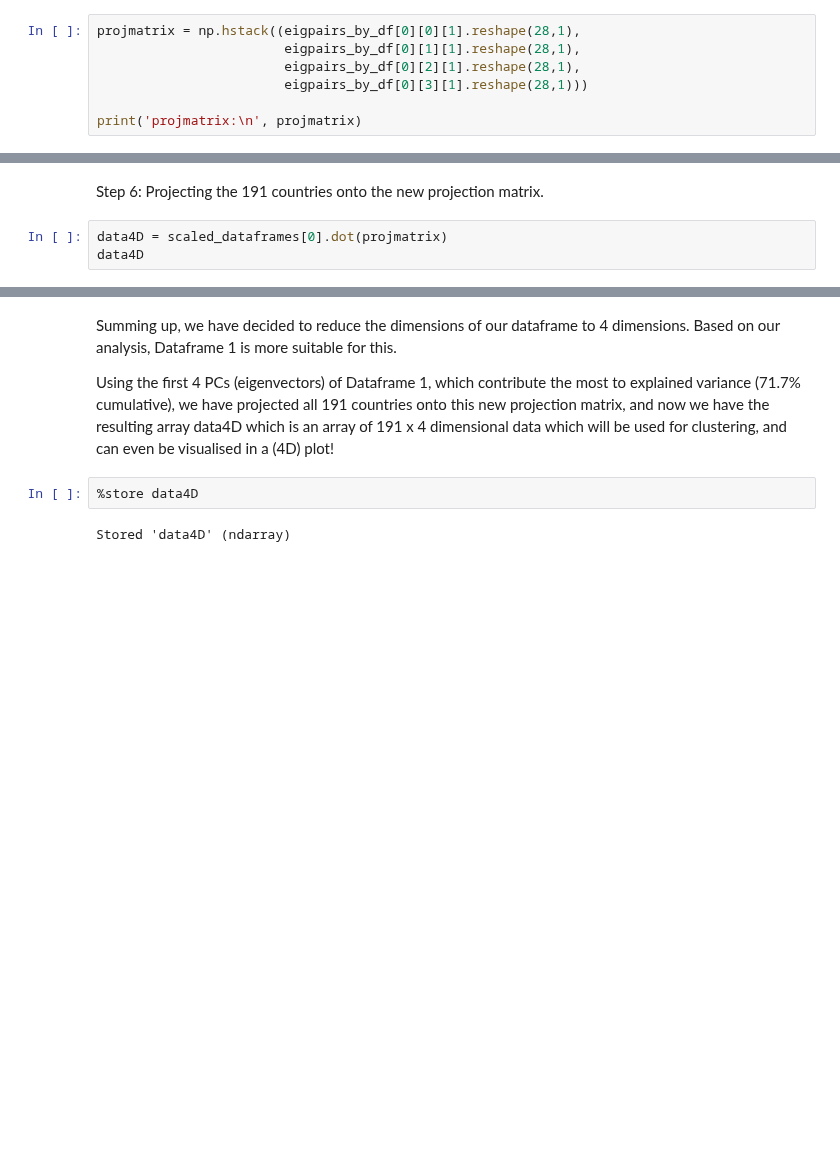
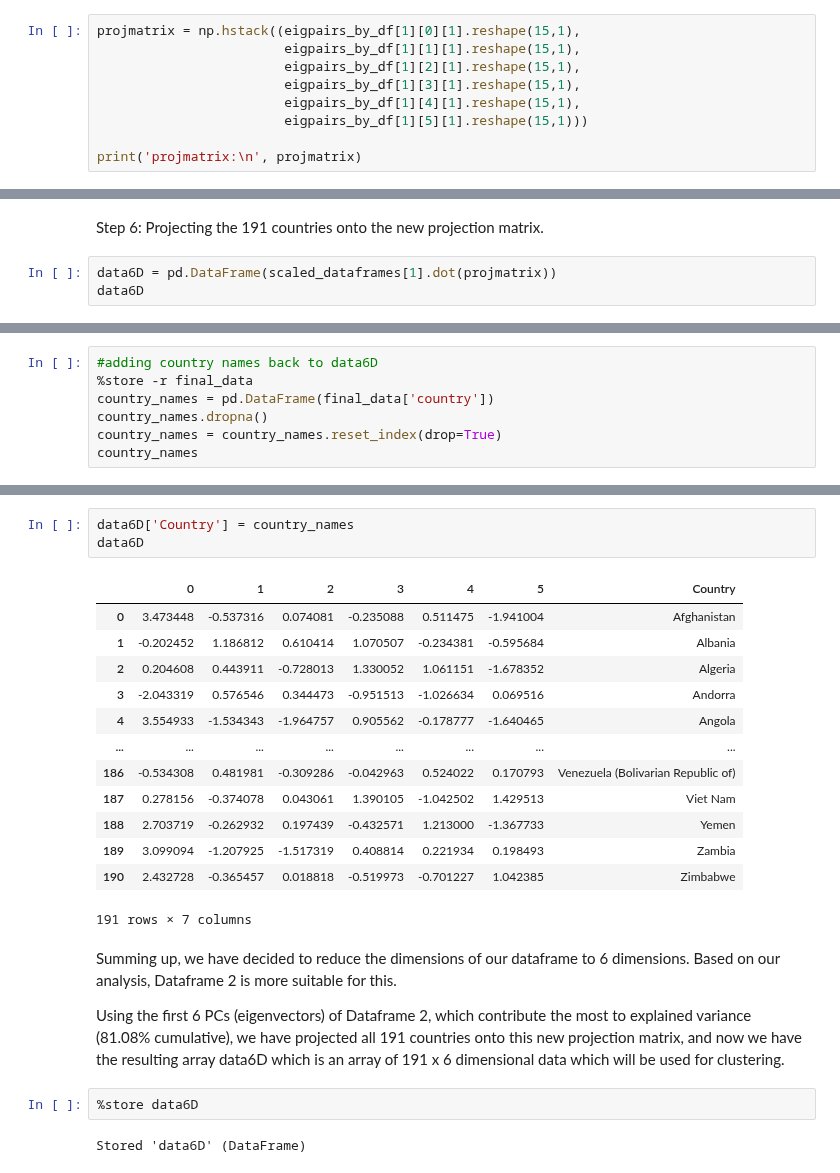
Before and after one commit to Snail664/country-clustering, a Jupyter notebook: PCA.ipynb, the cells around one changed output, grey strips where cells are left out. Saved outputs shown, nothing was run; the diff lists cells and outputs as text; blank space fills up the shorter version.

```diff
--- a/PCA.ipynb
+++ b/PCA.ipynb
@@ -337,8 +345,10 @@ Step 5: Creating a projection matrix using the first 4 PCs of Dataframe 1.
 # %%
-projmatrix = np.hstack((eigpairs_by_df[0][0][1].reshape(28,1),
-                        eigpairs_by_df[0][1][1].reshape(28,1),
-                        eigpairs_by_df[0][2][1].reshape(28,1),
-                        eigpairs_by_df[0][3][1].reshape(28,1)))
+projmatrix = np.hstack((eigpairs_by_df[1][0][1].reshape(15,1),
+                        eigpairs_by_df[1][1][1].reshape(15,1),
+                        eigpairs_by_df[1][2][1].reshape(15,1),
+                        eigpairs_by_df[1][3][1].reshape(15,1),
+                        eigpairs_by_df[1][4][1].reshape(15,1),
+                        eigpairs_by_df[1][5][1].reshape(15,1)))
 
 print('projmatrix:\n', projmatrix)
 # %% [output]
@@ -362,6 +371,6 @@ projmatrix:
 # %% [markdown]
 Step 6: Projecting the 191 countries onto the new projection matrix.
 # %%
-data4D = scaled_dataframes[0].dot(projmatrix)
-data4D
+data6D = pd.DataFrame(scaled_dataframes[1].dot(projmatrix))
+data6D
 # %% [output]
@@ -389,0 +390,7 @@ print(len(data4D))
+# %%
+#adding country names back to data6D
+%store -r final_data
+country_names = pd.DataFrame(final_data['country'])
+country_names.dropna()
+country_names = country_names.reset_index(drop=True)
+country_names
@@ -390,8 +411,25 @@ print(len(data4D))
+# %%
+data6D['Country'] = country_names
+data6D
+# %% [output]
+|  | 0 | 1 | 2 | 3 | 4 | 5 | Country |
+| 0 | 3.473448 | -0.537316 | 0.074081 | -0.235088 | 0.511475 | -1.941004 | Afghanistan |
+| 1 | -0.202452 | 1.186812 | 0.610414 | 1.070507 | -0.234381 | -0.595684 | Albania |
+| 2 | 0.204608 | 0.443911 | -0.728013 | 1.330052 | 1.061151 | -1.678352 | Algeria |
+| 3 | -2.043319 | 0.576546 | 0.344473 | -0.951513 | -1.026634 | 0.069516 | Andorra |
+| 4 | 3.554933 | -1.534343 | -1.964757 | 0.905562 | -0.178777 | -1.640465 | Angola |
+| ... | ... | ... | ... | ... | ... | ... | ... |
+| 186 | -0.534308 | 0.481981 | -0.309286 | -0.042963 | 0.524022 | 0.170793 | Venezuela (Bolivarian Republic of) |
+| 187 | 0.278156 | -0.374078 | 0.043061 | 1.390105 | -1.042502 | 1.429513 | Viet Nam |
+| 188 | 2.703719 | -0.262932 | 0.197439 | -0.432571 | 1.213000 | -1.367733 | Yemen |
+| 189 | 3.099094 | -1.207925 | -1.517319 | 0.408814 | 0.221934 | 0.198493 | Zambia |
+| 190 | 2.432728 | -0.365457 | 0.018818 | -0.519973 | -0.701227 | 1.042385 | Zimbabwe |
+191 rows × 7 columns
 # %% [markdown]
-Summing up, we have decided to reduce the dimensions of our dataframe to 4 dimensions. Based on our analysis, Dataframe 1 is more suitable for this.
+Summing up, we have decided to reduce the dimensions of our dataframe to 6 dimensions. Based on our analysis, Dataframe 2 is more suitable for this.
 
-Using the first 4 PCs (eigenvectors) of Dataframe 1, which contribute the most to explained variance (71.7% cumulative), we have projected all 191 countries onto this new projection matrix, and now we have the resulting array data4D which is an array of 191 x 4 dimensional data which will be used for clustering, and can even be visualised in a (4D) plot!
+Using the first 6 PCs (eigenvectors) of Dataframe 2, which contribute the most to explained variance (81.08% cumulative), we have projected all 191 countries onto this new projection matrix, and now we have the resulting array data6D which is an array of 191 x 6 dimensional data which will be used for clustering.
 # %%
-%store data4D
+%store data6D
 # %% [output]
-Stored 'data4D' (ndarray)
+Stored 'data6D' (DataFrame)
```
Also changed, not shown: parts of 9 cells of this notebook.
